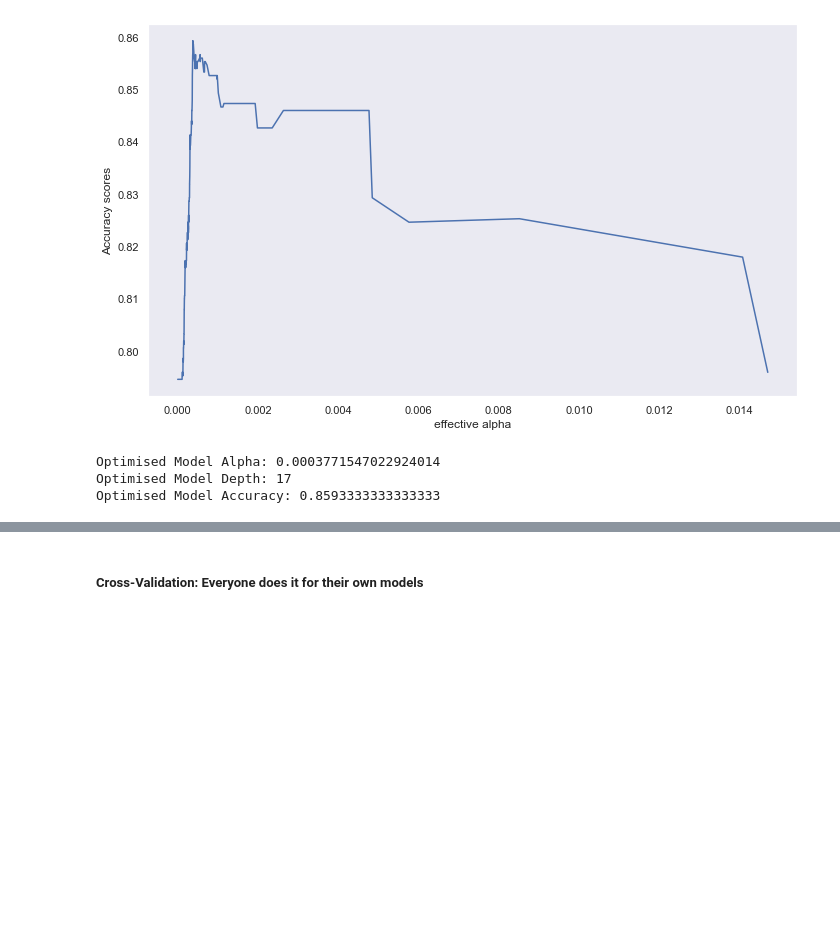
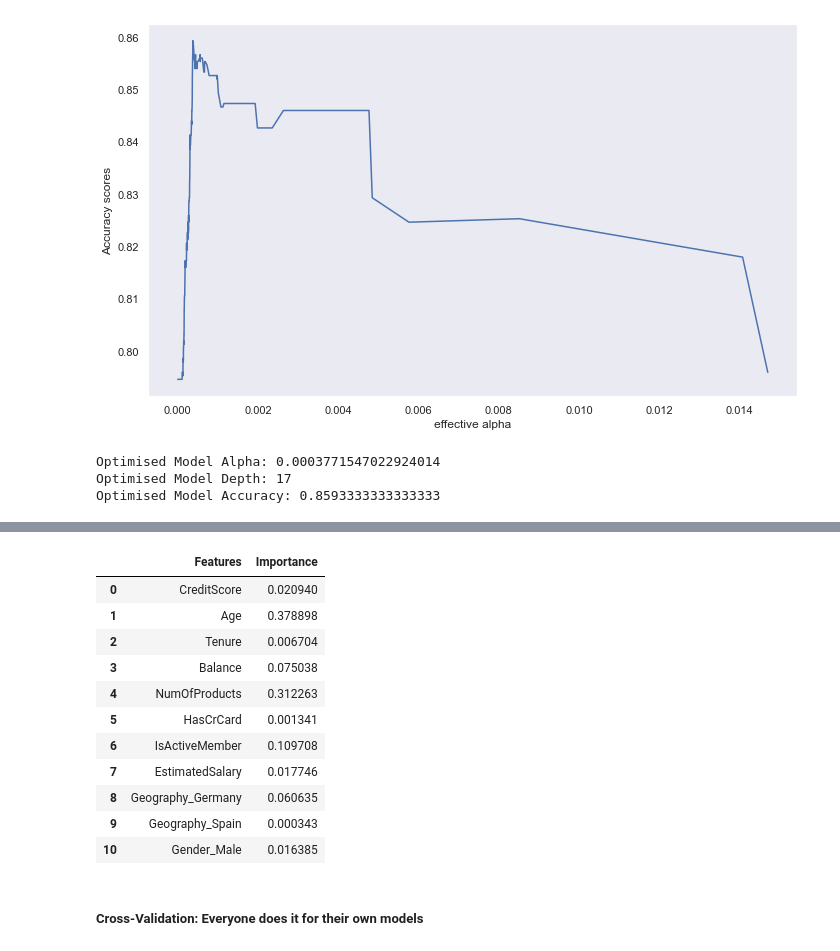
Before and after one commit to AML-final-course-project/SMM284, a Jupyter notebook: customer_churn.ipynb, the cells around one changed output, grey strips where cells are left out. Drawn from its saved outputs; the diff is of its cells as text; code cells hidden in the pictures; blank space fills up the shorter version.

```diff
--- a/customer_churn.ipynb
+++ b/customer_churn.ipynb
@@ -583,3 +689,20 @@ Optimised Model Accuracy: 0.8593333333333333
+# %%
+# Display the importance of each selected feature
+variables = pd.DataFrame({'Features': list(X_train.columns) , 'Importance': list(gb_best.feature_importances_)})
+variables
+# %% [output]
+|  | Features | Importance |
+| 0 | CreditScore | 0.020940 |
+| 1 | Age | 0.378898 |
+| 2 | Tenure | 0.006704 |
+| 3 | Balance | 0.075038 |
+| 4 | NumOfProducts | 0.312263 |
+| 5 | HasCrCard | 0.001341 |
+| 6 | IsActiveMember | 0.109708 |
+| 7 | EstimatedSalary | 0.017746 |
+| 8 | Geography_Germany | 0.060635 |
+| 9 | Geography_Spain | 0.000343 |
+| 10 | Gender_Male | 0.016385 |
 # %% [markdown]
 ##### Cross-Validation: Everyone does it for their own models
 # %% [markdown]
```
Also changed, not shown: parts of 8 cells of this notebook.
